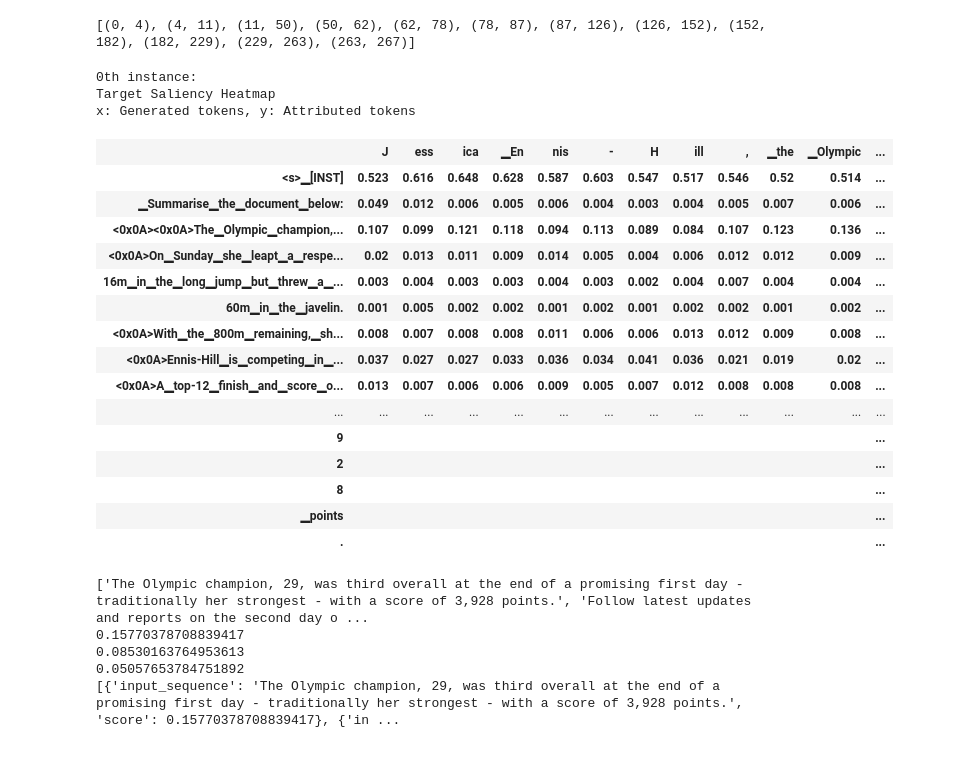
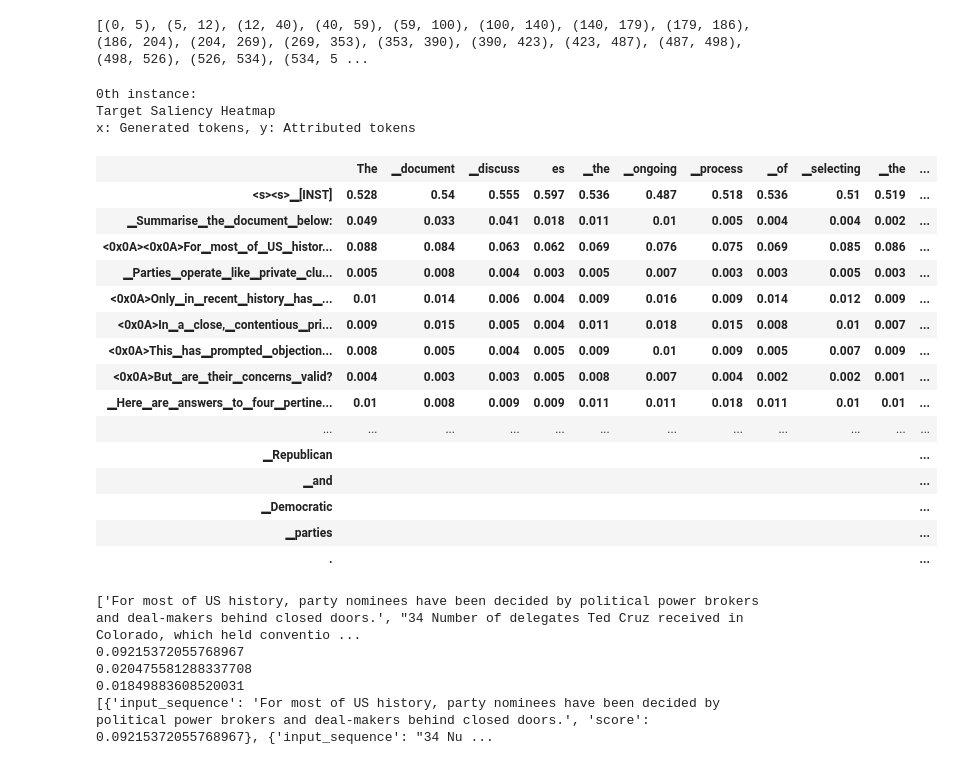
Before and after one commit to acDante/context-faithful-llm, a Jupyter notebook: guided-cad/notebooks/test_inseq.ipynb, the cells around one changed output. Saved outputs shown, nothing was run; the diff lists cells and outputs as text; code cells hidden in the pictures.

Commit message:
Update scripts for extracting wattributed sentences with inseq

```diff
--- a/guided-cad/notebooks/test_inseq.ipynb
+++ b/guided-cad/notebooks/test_inseq.ipynb
@@ -50,8 +50,9 @@ context_window_length = getattr(config, 'max_position_embeddings',
 
 model = AutoModelForCausalLM.from_pretrained(model_name,
                                             torch_dtype=torch.bfloat16,
+                                            device_map="auto",
                                             use_auth_token=True,
-                                            cache_dir="/mnt/ssd/llms").cuda()
+                                            cache_dir="/mnt/ssd/llms")
 tokenizer = AutoTokenizer.from_pretrained(model_name)
 tokenizer.model_max_length = context_window_length
 # %% [output]
@@ -69,7 +73,7 @@ test_data[0]
 # %%
 instruction = "Summarise the document below:"
 # prompt_message = f"{instruction} If you're famous and performing the American national anthem, be prepared to become a national hero or a national disgrace."
-prompt_message = f"{instruction}\n\n{test_data[30]['document']}"
+prompt_message = f"{instruction}\n\n{test_data[1099]['document']}"
 messages = [{
     "role": "user",
     "content": prompt_message
@@ -77,7 +81,8 @@ messages = [{
 
 prompt = tokenizer.apply_chat_template(messages,
                                         return_tensors="pt",
-                                        add_generation_prompt=True).to("cuda")
+                                        add_generation_prompt=True).to(model.device)
+print("Token length: ", prompt.shape)
 prompt_text = tokenizer.apply_chat_template(messages,
                                             tokenize=False,
                                             add_generation_prompt=True)
@@ -106,0 +114,6 @@ Jessica Ennis-Hill, the Olympic champion in the heptathlon, is currently in thir
+# %%
+print(output_text)
+out = inseq_model.attribute(
+    input_texts=prompt_text,
+    generated_texts=prompt_text + output_text,
+)
@@ -107,55 +124,55 @@ Jessica Ennis-Hill, the Olympic champion in the heptathlon, is currently in thir
 # %%
 # Aggregate the attribution scores for each input sentence
 # Process intrucitons and special tokens in chat template separately
-start_marker = "<s>[INST]"
+start_marker = "<s><s>[INST]"
 end_marker = "[/INST]"
 
 # Calculate the token length for each part of the prompt
 len_start_marker = get_token_length(start_marker, tokenizer)
 len_end_marker = get_token_length(end_marker, tokenizer)
 len_instruction = get_token_length(instruction, tokenizer)
 len_prompt = get_token_length(prompt_message, tokenizer)
 total_prompt_len = len_start_marker + len_prompt
 
 doc_start_pos = len_start_marker + len_instruction
 start_span = (0, len_start_marker)
 instr_span = (len_start_marker, len_start_marker + len_instruction)
 end_span = (total_prompt_len, total_prompt_len + len_end_marker)
 
 ends = [i + 1 for i, t in enumerate(out[0].target) if is_sentence_ending(t.token) and i < total_prompt_len] + [total_prompt_len]
 starts = [doc_start_pos] + [i + 1 for i, t in enumerate(out[0].target) if is_sentence_ending(t.token) and i < total_prompt_len]
 spans = [start_span, instr_span] + list(zip(starts, ends)) + [end_span]
 
 # Remove empty spans
 processed_spans = []
 for span in spans:
     if span[0] + 1 < span[1]:
         processed_spans.append(span)
 
 print(processed_spans)
 res = out.aggregate("spans", target_spans=processed_spans)
 res.show()
 # %% [output]
-[(0, 4), (4, 11), (11, 50), (50, 62), (62, 78), (78, 87), (87, 126), (126, 152), (152, 182), (182, 229), (229, 263), (263, 267)]
+[(0, 5), (5, 12), (12, 40), (40, 59), (59, 100), (100, 140), (140, 179), (179, 186), (186, 204), (204, 269), (269, 353), (353, 390), (390, 423), (423, 487), (487, 498), (498, 526), (526, 534), (534, 5 ...
 0th instance:
 Target Saliency Heatmap
 x: Generated tokens, y: Attributed tokens
-|  | J | ess | ica | ▁En | nis | - | H | ill | , | ▁the | ▁Olympic | ... |
-| <s>▁[INST] | 0.523 | 0.616 | 0.648 | 0.628 | 0.587 | 0.603 | 0.547 | 0.517 | 0.546 | 0.52 | 0.514 | ... |
-| ▁Summarise▁the▁document▁below: | 0.049 | 0.012 | 0.006 | 0.005 | 0.006 | 0.004 | 0.003 | 0.004 | 0.005 | 0.007 | 0.006 | ... |
-| <0x0A><0x0A>The▁Olympic▁champion,... | 0.107 | 0.099 | 0.121 | 0.118 | 0.094 | 0.113 | 0.089 | 0.084 | 0.107 | 0.123 | 0.136 | ... |
-| <0x0A>On▁Sunday▁she▁leapt▁a▁respe... | 0.02 | 0.013 | 0.011 | 0.009 | 0.014 | 0.005 | 0.004 | 0.006 | 0.012 | 0.012 | 0.009 | ... |
-| 16m▁in▁the▁long▁jump▁but▁threw▁a▁... | 0.003 | 0.004 | 0.003 | 0.003 | 0.004 | 0.003 | 0.002 | 0.004 | 0.007 | 0.004 | 0.004 | ... |
-| 60m▁in▁the▁javelin. | 0.001 | 0.005 | 0.002 | 0.002 | 0.001 | 0.002 | 0.001 | 0.002 | 0.002 | 0.001 | 0.002 | ... |
-| <0x0A>With▁the▁800m▁remaining,▁sh... | 0.008 | 0.007 | 0.008 | 0.008 | 0.011 | 0.006 | 0.006 | 0.013 | 0.012 | 0.009 | 0.008 | ... |
-| <0x0A>Ennis-Hill▁is▁competing▁in▁... | 0.037 | 0.027 | 0.027 | 0.033 | 0.036 | 0.034 | 0.041 | 0.036 | 0.021 | 0.019 | 0.02 | ... |
-| <0x0A>A▁top-12▁finish▁and▁score▁o... | 0.013 | 0.007 | 0.006 | 0.006 | 0.009 | 0.005 | 0.007 | 0.012 | 0.008 | 0.008 | 0.008 | ... |
-| ... | ... | ... | ... | ... | ... | ... | ... | ... | ... | ... | ... | ... |
-| 9 |  |  |  |  |  |  |  |  |  |  |  | ... |
-| 2 |  |  |  |  |  |  |  |  |  |  |  | ... |
-| 8 |  |  |  |  |  |  |  |  |  |  |  | ... |
-| ▁points |  |  |  |  |  |  |  |  |  |  |  | ... |
-| . |  |  |  |  |  |  |  |  |  |  |  | ... |
+|  | The | ▁document | ▁discuss | es | ▁the | ▁ongoing | ▁process | ▁of | ▁selecting | ▁the | ... |
+| <s><s>▁[INST] | 0.528 | 0.54 | 0.555 | 0.597 | 0.536 | 0.487 | 0.518 | 0.536 | 0.51 | 0.519 | ... |
+| ▁Summarise▁the▁document▁below: | 0.049 | 0.033 | 0.041 | 0.018 | 0.011 | 0.01 | 0.005 | 0.004 | 0.004 | 0.002 | ... |
+| <0x0A><0x0A>For▁most▁of▁US▁histor... | 0.088 | 0.084 | 0.063 | 0.062 | 0.069 | 0.076 | 0.075 | 0.069 | 0.085 | 0.086 | ... |
+| ▁Parties▁operate▁like▁private▁clu... | 0.005 | 0.008 | 0.004 | 0.003 | 0.005 | 0.007 | 0.003 | 0.003 | 0.005 | 0.003 | ... |
+| <0x0A>Only▁in▁recent▁history▁has▁... | 0.01 | 0.014 | 0.006 | 0.004 | 0.009 | 0.016 | 0.009 | 0.014 | 0.012 | 0.009 | ... |
+| <0x0A>In▁a▁close,▁contentious▁pri... | 0.009 | 0.015 | 0.005 | 0.004 | 0.011 | 0.018 | 0.015 | 0.008 | 0.01 | 0.007 | ... |
+| <0x0A>This▁has▁prompted▁objection... | 0.008 | 0.005 | 0.004 | 0.005 | 0.009 | 0.01 | 0.009 | 0.005 | 0.007 | 0.009 | ... |
+| <0x0A>But▁are▁their▁concerns▁valid? | 0.004 | 0.003 | 0.003 | 0.005 | 0.008 | 0.007 | 0.004 | 0.002 | 0.002 | 0.001 | ... |
+| ▁Here▁are▁answers▁to▁four▁pertine... | 0.01 | 0.008 | 0.009 | 0.009 | 0.011 | 0.011 | 0.018 | 0.011 | 0.01 | 0.01 | ... |
+| ... | ... | ... | ... | ... | ... | ... | ... | ... | ... | ... | ... |
+| ▁Republican |  |  |  |  |  |  |  |  |  |  | ... |
+| ▁and |  |  |  |  |  |  |  |  |  |  | ... |
+| ▁Democratic |  |  |  |  |  |  |  |  |  |  | ... |
+| ▁parties |  |  |  |  |  |  |  |  |  |  | ... |
+| . |  |  |  |  |  |  |  |  |  |  | ... |
 # %%
 def clean_token(token):
     processed_token = token.replace("▁", " ")
@@ -168,7 +185,7 @@ prompt_last_index = tok_out[0].attr_pos_start
 input_sequences = [clean_token(t.token) for t in tok_out[0].target[2:prompt_last_index-1]]
 cleaned_sequences = []
 for seq in input_sequences:
-    processed_seq = seq.replace("<0x0A>", "").strip()
+    processed_seq = seq.replace("<0x0A>", " ").strip()
     cleaned_sequences.append(processed_seq)
 
 attr_scores = tok_out[0].target_attributions[2:prompt_last_index-1].tolist()
@@ -199,8 +216,8 @@ for sent in top_k_sents:
 
 print(attributed_sents)
 # %% [output]
-['The Olympic champion, 29, was third overall at the end of a promising first day - traditionally her strongest - with a score of 3,928 points.', 'Follow latest updates and reports on the second day o ...
-0.15770378708839417
-0.08530163764953613
-0.05057653784751892
-[{'input_sequence': 'The Olympic champion, 29, was third overall at the end of a promising first day - traditionally her strongest - with a score of 3,928 points.', 'score': 0.15770378708839417}, {'in ...
+['For most of US history, party nominees have been decided by political power brokers and deal-makers behind closed doors.', "34 Number of delegates Ted Cruz received in Colorado, which held conventio ...
+0.09215372055768967
+0.020475581288337708
+0.01849883608520031
+[{'input_sequence': 'For most of US history, party nominees have been decided by political power brokers and deal-makers behind closed doors.', 'score': 0.09215372055768967}, {'input_sequence': "34 Nu ...
```
Also changed, not shown: parts of 4 cells of this notebook, 2 other files.
